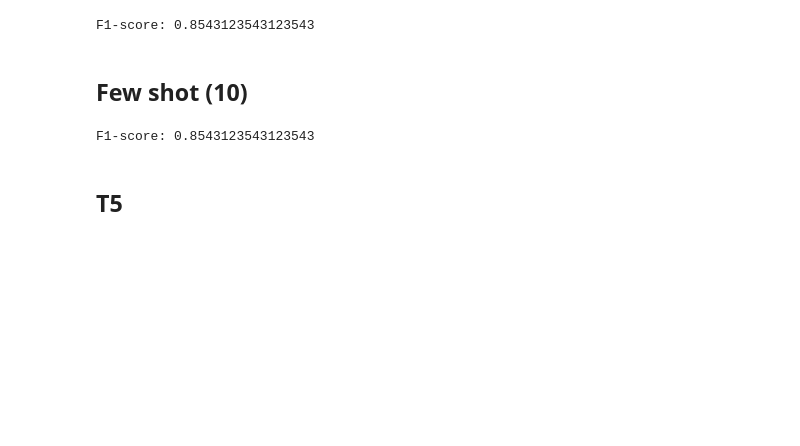
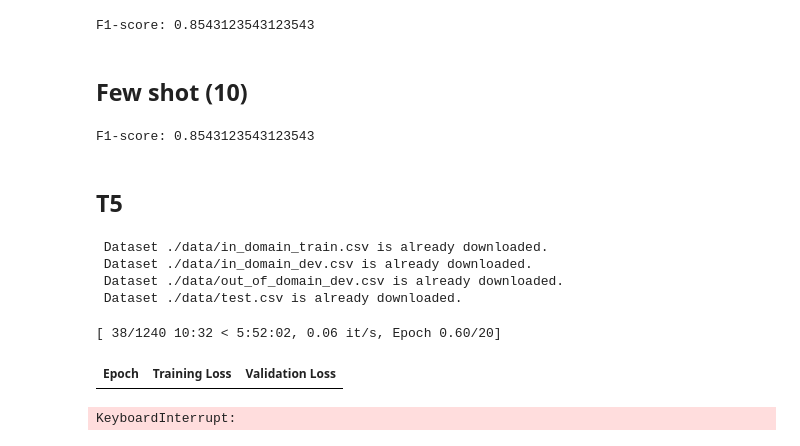
Before and after one commit to KasymbekovPN/studying--otus-nlp-2023-04, a Jupyter notebook: src/hw_004_bert_gpt3_t5_practice/main.ipynb, the cells around one changed output. Drawn from its saved outputs; the diff is of its cells as text; code cells hidden in the pictures; blank space fills up the shorter version.

```diff
--- a/src/hw_004_bert_gpt3_t5_practice/main.ipynb
+++ b/src/hw_004_bert_gpt3_t5_practice/main.ipynb
@@ -68,21 +68,21 @@ class Configurator:
 
             't5.model-name': 't5-base',
             't5.pretrain.path': 'ai-forever/ruT5-base',
-            't5.n-seeds': 10,
+            't5.n-seeds': 1,
             't5.n-epochs': 20,
             't5.lr-values': (1e-4, 1e-3),
             't5.decay-vales': (0, 1e-4),
-            't5.batch-sizes': (128,)
+            't5.batch-sizes': (128,),
             't5.label.pos': 'yes',
             't5.label.neg': 'no',
             't5.dataset.url.train': 'https://github.com/RussianNLP/RuCoLA/blob/main/data/in_domain_train.csv?raw=true',
             't5.dataset.url.in-domain-dev': 'https://github.com/RussianNLP/RuCoLA/blob/main/data/in_domain_dev.csv?raw=true',
             't5.dataset.url.out-of-domain-dev': 'https://github.com/RussianNLP/RuCoLA/blob/main/data/out_of_domain_dev.csv?raw=true',
             't5.dataset.url.test': 'https://github.com/RussianNLP/RuCoLA/blob/main/data/test.csv?raw=true',
-            't5.dataset.path.train': Path(__file__).parent / 'data' / 'in_domain_train.csv',
-            't5.dataset.path.in-domain-dev': Path(__file__).parent / 'data' / 'in_domain_dev.csv',
-            't5.dataset.path.out-of-domain-dev': Path(__file__).parent / 'data' / 'out_of_domain_dev.csv',
-            't5.dataset.path.test': Path(__file__).parent / 'data' / 'test.csv',
+            't5.dataset.path.train': './data/in_domain_train.csv',
+            't5.dataset.path.in-domain-dev': './data/in_domain_dev.csv',
+            't5.dataset.path.out-of-domain-dev': './data/out_of_domain_dev.csv',
+            't5.dataset.path.test': './data/test.csv',
             't5.const-training-args': {
                 'overwrite_output_dir': True,
                 'evaluation_strategy': 'epoch',
@@ -698,16 +698,21 @@ def check_or_create_directory(path: Path) -> None:
 def load_dataset(url: str, file_path: Path) -> None:
     file_path = str(file_path)
     if os.path.exists(file_path):
-        print(f'Dataset {file_path} is already downloaded.')
+        print(f' Dataset {file_path} is already downloaded.')
     else:
         wget.download(url, file_path)
-        print(f'Dataset {file_path} is downloaded.')
+        print(f' Dataset {file_path} is downloaded.')
 
 
 def read_splits():
     train_df, in_domain_dev_df, out_of_domain_dev_df, test_df = map(
         pd.read_csv,
-        (TRAIN_FILE, IN_DOMAIN_DEV_FILE, OUT_OF_DOMAIN_DEV_FILE, TEST_FILE)
+        (
+            conf('t5.dataset.path.train'),
+            conf('t5.dataset.path.in-domain-dev'),
+            conf('t5.dataset.path.out-of-domain-dev'),
+            conf('t5.dataset.path.test')
+        )
     )
 
     # concatenate datasets to get aggregate metrics
@@ -775,7 +780,7 @@ def create_training_args(run_base_dir,
         per_device_eval_batch_size=batch_size,
         learning_rate=learning_rate,
         weight_decay=weight_decay,
-        num_train_epochs=N_EPOCHS,
+        num_train_epochs=conf('t5.n-epochs'),
         lr_scheduler_type=conf('t5.const-training-args')['lr_scheduler_type'],
         save_strategy=conf('t5.const-training-args')['save_strategy'],
         save_total_limit=conf('t5.const-training-args')['save_total_limit'],
@@ -791,7 +796,7 @@ def create_training_args(run_base_dir,
     )
 
 
-check_or_create_directory(DATA_DIR)
+check_or_create_directory('./data')
 
 load_dataset(conf('t5.dataset.url.train'), conf('t5.dataset.path.train'))
 load_dataset(conf('t5.dataset.url.in-domain-dev'), conf('t5.dataset.path.in-domain-dev'))
@@ -808,7 +813,13 @@ tokenized_splits = splits.map(
 )
 
 data_collator = DataCollatorForSeq2Seq(tokenizer, pad_to_multiple_of=8)
-dev_metrics_per_run = np.empty((N_SEEDS, len(LR_VALUES), len(DECAY_VALUES), len(BATCH_SIZES), 2))
+dev_metrics_per_run = np.empty((
+    conf('t5.n-seeds'),
+    len(conf('t5.lr-values')),
+    len(conf('t5.decay-vales')),
+    len(conf('t5.batch-sizes')),
+    2
+))
 
 for i, learning_rate in enumerate(conf('t5.lr-values')):
     for j, weight_decay in enumerate(conf('t5.decay-vales')):
@@ -816,7 +827,7 @@ for i, learning_rate in enumerate(conf('t5.lr-values')):
             for seed in range(conf('t5.n-seeds')):
                 model = T5ForConditionalGeneration.from_pretrained(conf('t5.pretrain.path'))
                 model.to(device)
-                run_base_dir = f'{conf('t5.model-name')}_{learning_rate}_{weight_decay}_{batch_size}'
+                run_base_dir = f'{conf("t5.model-name")}_{learning_rate}_{weight_decay}_{batch_size}'
 
                 training_args = create_training_args(run_base_dir, batch_size, learning_rate, weight_decay, seed)
                 trainer = Seq2SeqTrainer(
@@ -828,32 +839,40 @@ for i, learning_rate in enumerate(conf('t5.lr-values')):
                     tokenizer=tokenizer,
                     data_collator=data_collator
                 )
 
                 train_result = trainer.train()
                 print(f'{run_base_dir}_{seed}')
                 print(f'train {train_result.metrics}')
 
                 os.makedirs(f'results/{run_base_dir}_{seed}', exist_ok=True)
 
                 dev_predictions = trainer.predict(
                     test_dataset=tokenized_splits['dev'],
                     metric_key_prefix='test',
                     max_length=10
                 )
                 print(f'dev {dev_predictions.metrics}')
                 dev_metrics_per_run[seed, i, j, k] = (
                     dev_predictions.metrics['test_accuracy'],
                     dev_predictions.metrics['test_mcc']
                 )
 
                 predictions = trainer.predict(test_dataset=tokenized_splits['test'], max_length=10)
                 string_preds = tokenizer.batch_decode(predictions.predictions, skip_special_tokens=True)
 
-                int_preds = [1 if predictions == conf('t5.label.pos') else 0 for prediction in string_preds]
+                int_preds = [1 if prediction == conf('t5.label.pos') else 0 for prediction in string_preds]
                 int_preds = np.asarray(int_preds)
 
                 np.save(f'results/{run_base_dir}_{seed}/preds.npy', int_preds)
                 rmtree(f'checkpoints/{run_base_dir}')
 
 os.makedirs('result_agg', exist_ok=True)
-np.save(f'result_agg/{conf('t5.model-name')}_dev.npy', dev_metrics_per_run)
+np.save(f'result_agg/{conf("t5.model-name")}_dev.npy', dev_metrics_per_run)
+# %% [output]
+ Dataset ./data/in_domain_train.csv is already downloaded.
+ Dataset ./data/in_domain_dev.csv is already downloaded.
+ Dataset ./data/out_of_domain_dev.csv is already downloaded.
+ Dataset ./data/test.csv is already downloaded.
+[ 38/1240 10:32 < 5:52:02, 0.06 it/s, Epoch 0.60/20]
+| Epoch | Training Loss | Validation Loss |
+KeyboardInterrupt:
```
Also changed, not shown: parts of 4 cells of this notebook, 2 other files.
